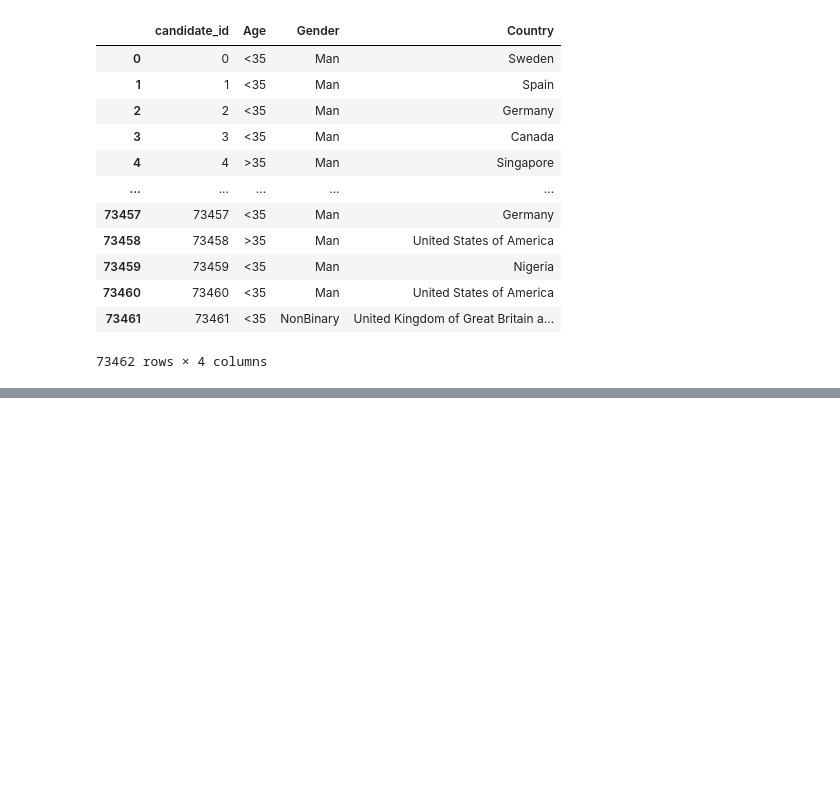
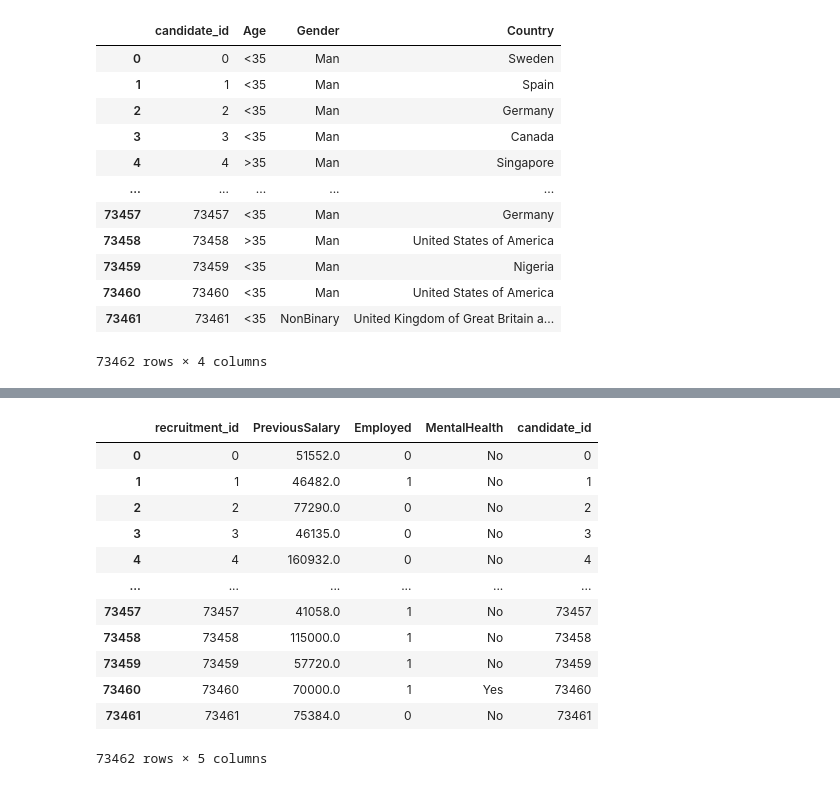
Before and after one commit to vavariano/HR-Data-analysis-by-Python, a Jupyter notebook: notebooks/poblacion_database.ipynb, the cells around one changed output, grey strips where cells are left out. Drawn from its saved outputs; the diff is of its cells as text; code cells hidden in the pictures; blank space fills up the shorter version.

```diff
--- a/notebooks/poblacion_database.ipynb
+++ b/notebooks/poblacion_database.ipynb
@@ -122 +140,17 @@ cursor.close()
 KeyboardInterrupt:
+# %%
+dfs['recruitment_information']
+# %% [output]
+|  | recruitment_id | PreviousSalary | Employed | MentalHealth | candidate_id |
+| 0 | 0 | 51552.0 | 0 | No | 0 |
+| 1 | 1 | 46482.0 | 1 | No | 1 |
+| 2 | 2 | 77290.0 | 0 | No | 2 |
+| 3 | 3 | 46135.0 | 0 | No | 3 |
+| 4 | 4 | 160932.0 | 0 | No | 4 |
+| ... | ... | ... | ... | ... | ... |
+| 73457 | 73457 | 41058.0 | 1 | No | 73457 |
+| 73458 | 73458 | 115000.0 | 1 | No | 73458 |
+| 73459 | 73459 | 57720.0 | 1 | No | 73459 |
+| 73460 | 73460 | 70000.0 | 1 | Yes | 73460 |
+| 73461 | 73461 | 75384.0 | 0 | No | 73461 |
+73462 rows × 5 columns
```
Also changed, not shown: parts of 13 cells of this notebook, 2 other files.
